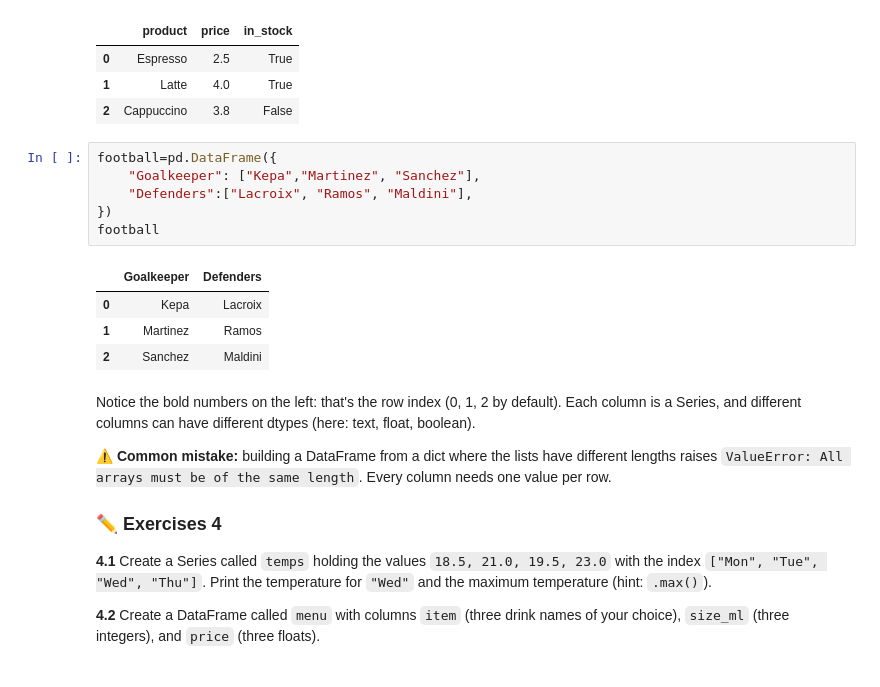
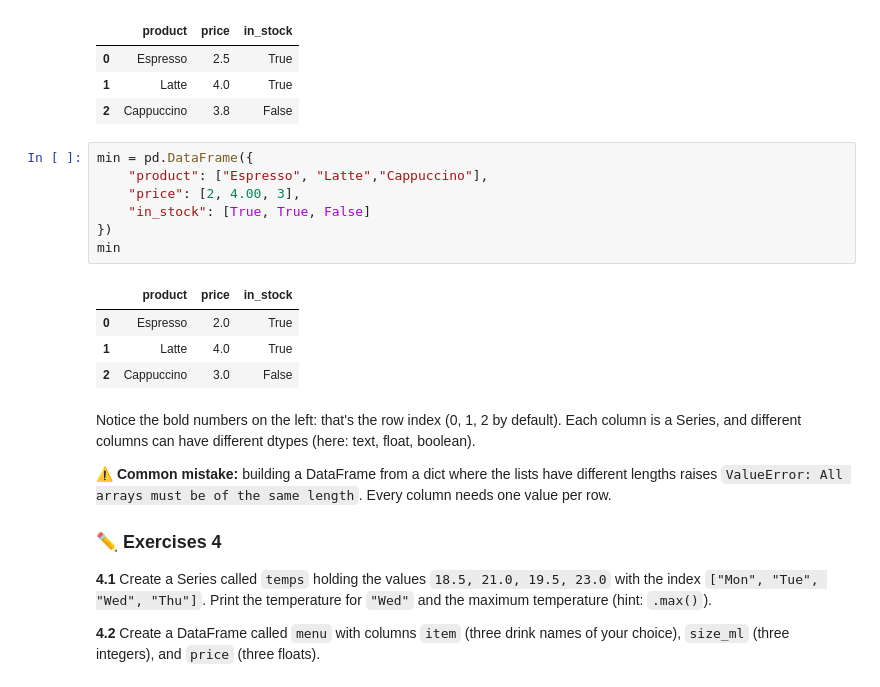
Before and after one commit to Lifa-Fanseka/Introduction-to-Data-Analysis, a Jupyter notebook: intro_data_analysis_pandas.ipynb, the cells around one changed output. Drawn from its saved outputs; the diff is of its cells as text.

Commit message:
Creating a new DataFrame

```diff
--- a/intro_data_analysis_pandas.ipynb
+++ b/intro_data_analysis_pandas.ipynb
@@ -176,17 +168,18 @@ mini
 | 0 | Espresso | 2.5 | True |
 | 1 | Latte | 4.0 | True |
 | 2 | Cappuccino | 3.8 | False |
-# %%
-football=pd.DataFrame({
-    "Goalkeeper": ["Kepa","Martinez", "Sanchez"],
-    "Defenders":["Lacroix", "Ramos", "Maldini"],
-})
-football
-# %% [output]
-|  | Goalkeeper | Defenders |
-| 0 | Kepa | Lacroix |
-| 1 | Martinez | Ramos |
-| 2 | Sanchez | Maldini |
+# %%
+min = pd.DataFrame({
+    "product": ["Espresso", "Latte","Cappuccino"],
+    "price": [2, 4.00, 3],
+    "in_stock": [True, True, False]
+})
+min
+# %% [output]
+|  | product | price | in_stock |
+| 0 | Espresso | 2.0 | True |
+| 1 | Latte | 4.0 | True |
+| 2 | Cappuccino | 3.0 | False |
 # %% [markdown]
 Notice the bold numbers on the left: that's the row index (0, 1, 2 by default). Each column is a Series, and different columns can have different dtypes (here: text, float, boolean).
 
```
Also changed, not shown: parts of 56 cells of this notebook.
